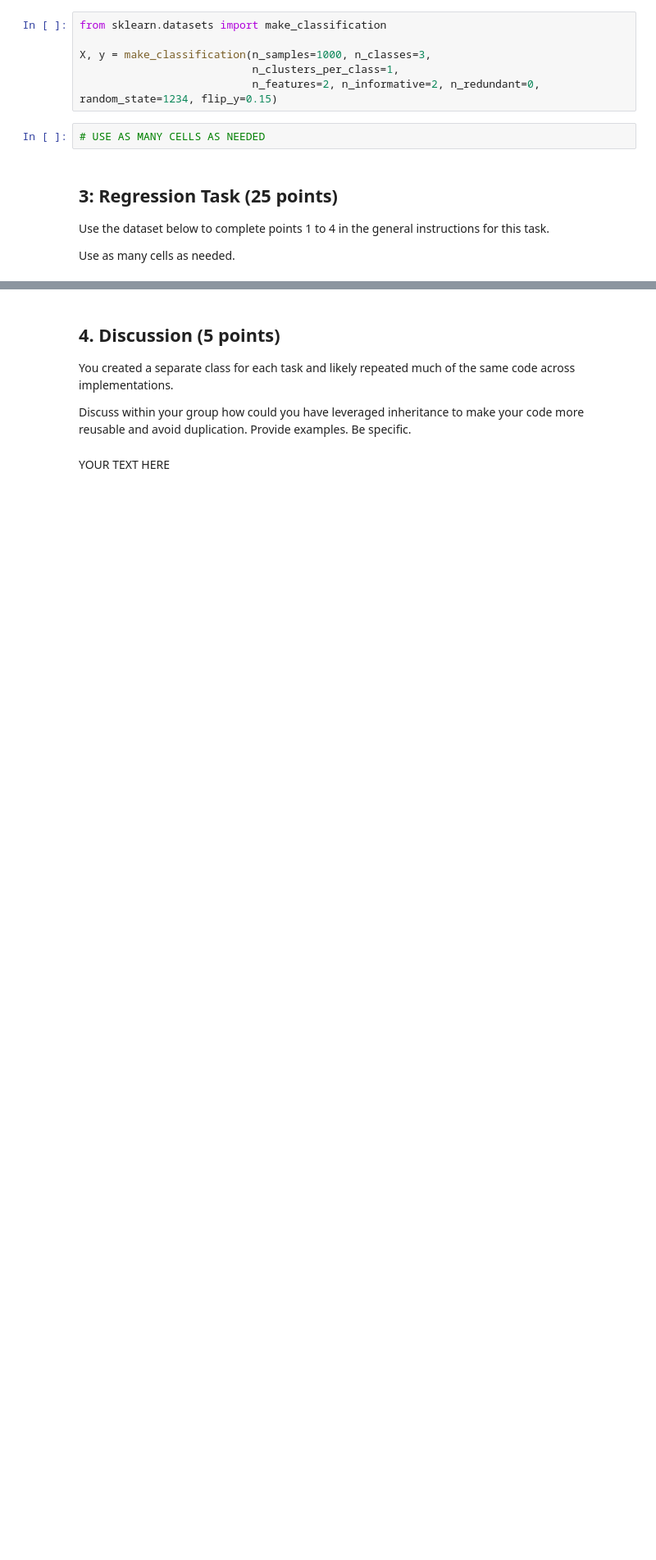
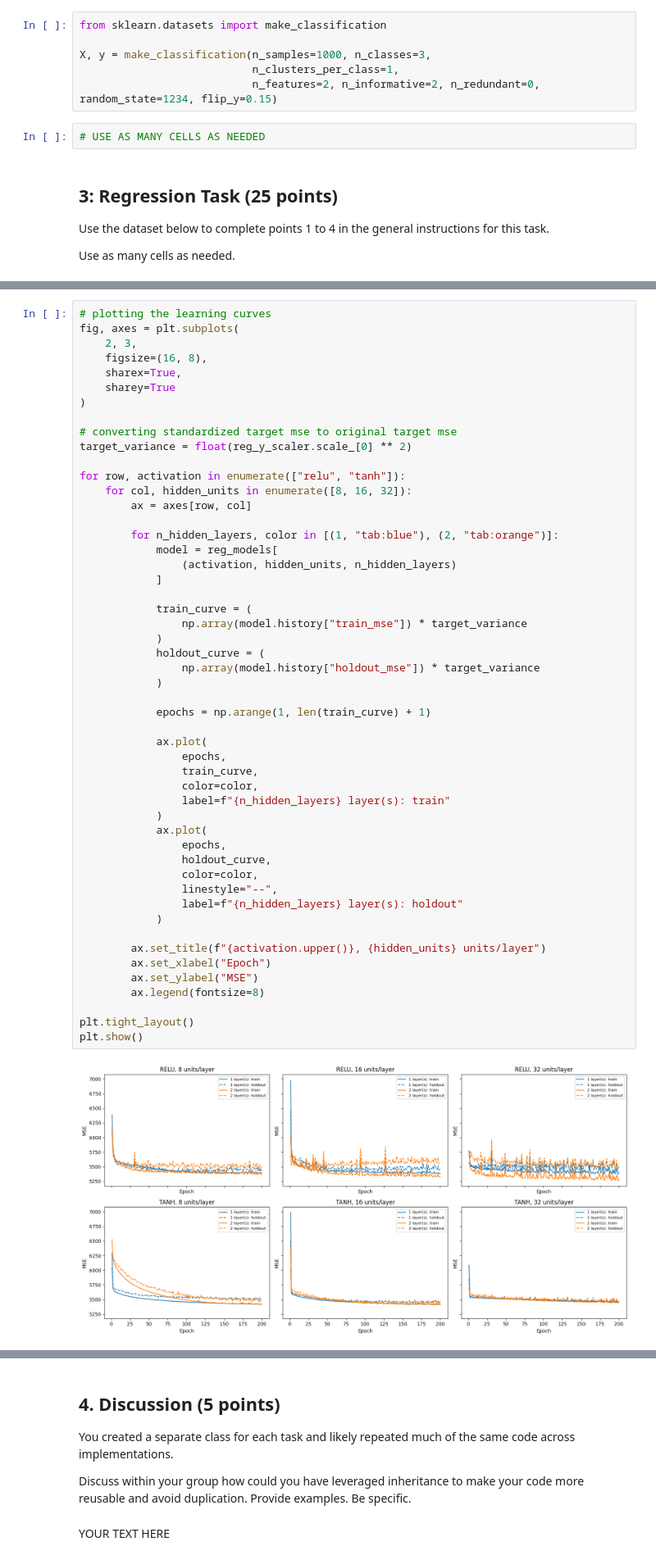
Before and after one commit to alibpowell/ML4021-Group, a Jupyter notebook: 04-manual-mlps.ipynb, the cells around one changed output, grey strips where cells are left out. Shown at 82% size. Drawn from its saved outputs; the diff is of its cells as text; blank space fills up the shorter version.

```diff
--- a/04-manual-mlps.ipynb
+++ b/04-manual-mlps.ipynb
@@ -151,0 +391,53 @@ X, y = make_regression(n_samples=1000, n_features=2, n_informative=2, random_sta
+# %%
+# plotting the learning curves
+fig, axes = plt.subplots(
+    2, 3,
+    figsize=(16, 8),
+    sharex=True,
+    sharey=True
+)
+
+# converting standardized target mse to original target mse
+target_variance = float(reg_y_scaler.scale_[0] ** 2)
+
+for row, activation in enumerate(["relu", "tanh"]):
+    for col, hidden_units in enumerate([8, 16, 32]):
+        ax = axes[row, col]
+
+        for n_hidden_layers, color in [(1, "tab:blue"), (2, "tab:orange")]:
+            model = reg_models[
+                (activation, hidden_units, n_hidden_layers)
+            ]
+
+            train_curve = (
+                np.array(model.history["train_mse"]) * target_variance
+            )
+            holdout_curve = (
+                np.array(model.history["holdout_mse"]) * target_variance
+            )
+
+            epochs = np.arange(1, len(train_curve) + 1)
+
+            ax.plot(
+                epochs,
+                train_curve,
+                color=color,
+                label=f"{n_hidden_layers} layer(s): train"
+            )
+            ax.plot(
+                epochs,
+                holdout_curve,
+                color=color,
+                linestyle="--",
+                label=f"{n_hidden_layers} layer(s): holdout"
+            )
+
+        ax.set_title(f"{activation.upper()}, {hidden_units} units/layer")
+        ax.set_xlabel("Epoch")
+        ax.set_ylabel("MSE")
+        ax.legend(fontsize=8)
+
+plt.tight_layout()
+plt.show()
+# %% [output]
+[figure, added]
```
Also changed, not shown: parts of 6 cells of this notebook.
